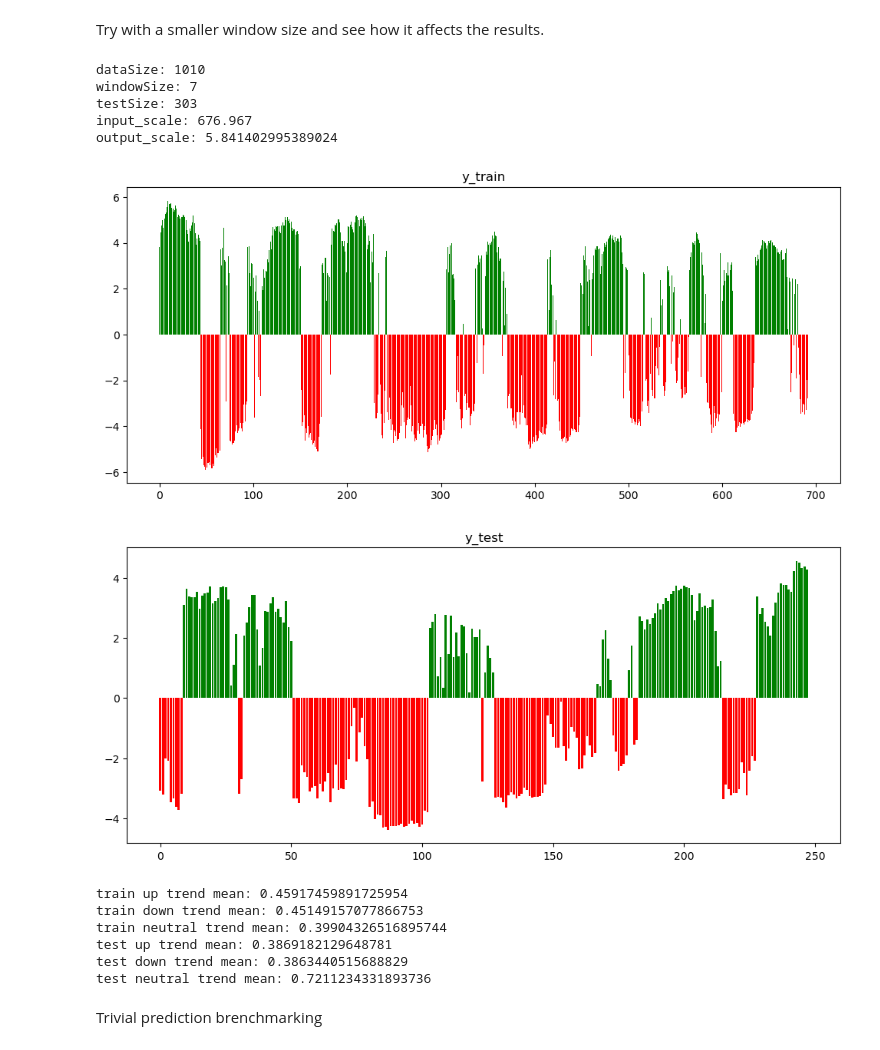
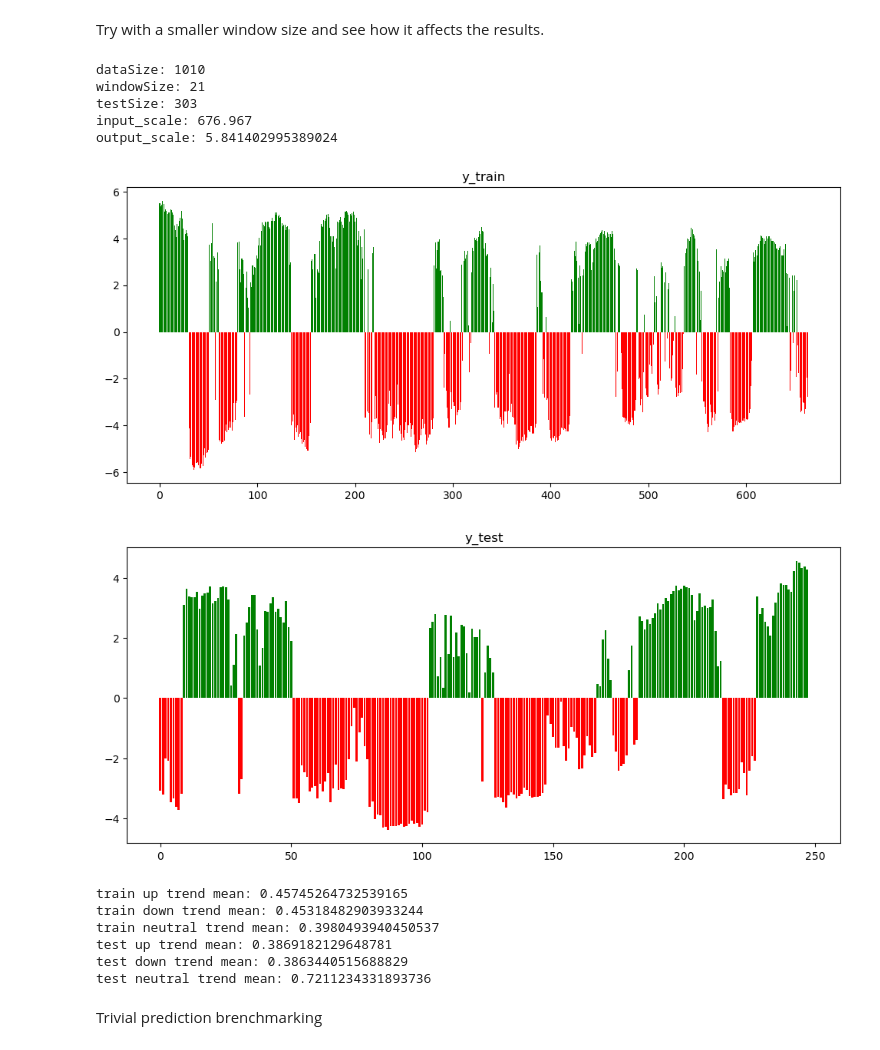
Before and after one commit to wwboy6/dl-btc-bnb, a Jupyter notebook: 11-pof-smallerwindow.ipynb, the cells around one changed output. Drawn from its saved outputs; the diff is of its cells as text; code cells hidden in the pictures.

```diff
--- a/11-pof-smallerwindow.ipynb
+++ b/11-pof-smallerwindow.ipynb
@@ -21,7 +21,7 @@ output_data = profit_of_future_log[skip_count:]
 
 dataSize = len(input_data)
 assert(dataSize == len(output_data))
-windowSize = 7
+windowSize = future_period
 testSize = round(dataSize * 0.3)
 print(f"dataSize: {dataSize}")
 print(f"windowSize: {windowSize}")
@@ -31,35 +31,35 @@ input_scale = np.max(input_data)
 output_scale = np.max(profit_of_future_log)
 print(f"input_scale: {input_scale}")
 print(f"output_scale: {output_scale}")
 
 x_train = prepareTrainingInputs(input_data, windowSize, testSize)
 y_train = prepareTraingingOutputs(output_data, windowSize, testSize)
 x_test = prepareTestingInputs(input_data, windowSize, testSize)
 y_test = prepareTestingOutputs(output_data, testSize)
 
 x_train_rs, y_train_rs = undersampleSeriesDataTomekBySign(x_train, y_train)
 x_test_rs, y_test_rs = undersampleSeriesDataTomekBySign(x_test, y_test)
 
 # try skipping scaling this time
 # y_train_scaled = rescalingBySign(y_train_rs)
 # y_test_scaled = rescalingBySign(y_test_rs)
 
 plt.figure(figsize=(12, 5))
 plotBarColoredSign(y_train_rs)
 plt.title('y_train')
 plt.show()
 
 plt.figure(figsize=(12, 5))
 plotBarColoredSign(y_test_rs)
 plt.title('y_test')
 plt.show()
 # %% [output]
 dataSize: 1010
-windowSize: 7
+windowSize: 21
 testSize: 303
 input_scale: 676.967
 output_scale: 5.841402995389024
-[figure, old version]
+[figure, new version]
 [figure]
 # %%
 # refer to 09-pof-singlemodel.ipynb
@@ -78,9 +78,9 @@ print(f"test up trend mean: {np.mean(up_trend_test)}")
 print(f"test down trend mean: {np.mean(down_trend_test)}")
 print(f"test neutral trend mean: {np.mean(neutral_trend_test)}")
 # %% [output]
-train up trend mean: 0.45917459891725954
-train down trend mean: 0.45149157077866753
-train neutral trend mean: 0.39904326516895744
+train up trend mean: 0.45745264732539165
+train down trend mean: 0.45318482903933244
+train neutral trend mean: 0.3980493940450537
 test up trend mean: 0.3869182129648781
 test down trend mean: 0.3863440515688829
 test neutral trend mean: 0.7211234331893736
```
Also changed, not shown: parts of 11 cells of this notebook, 1 other file.
